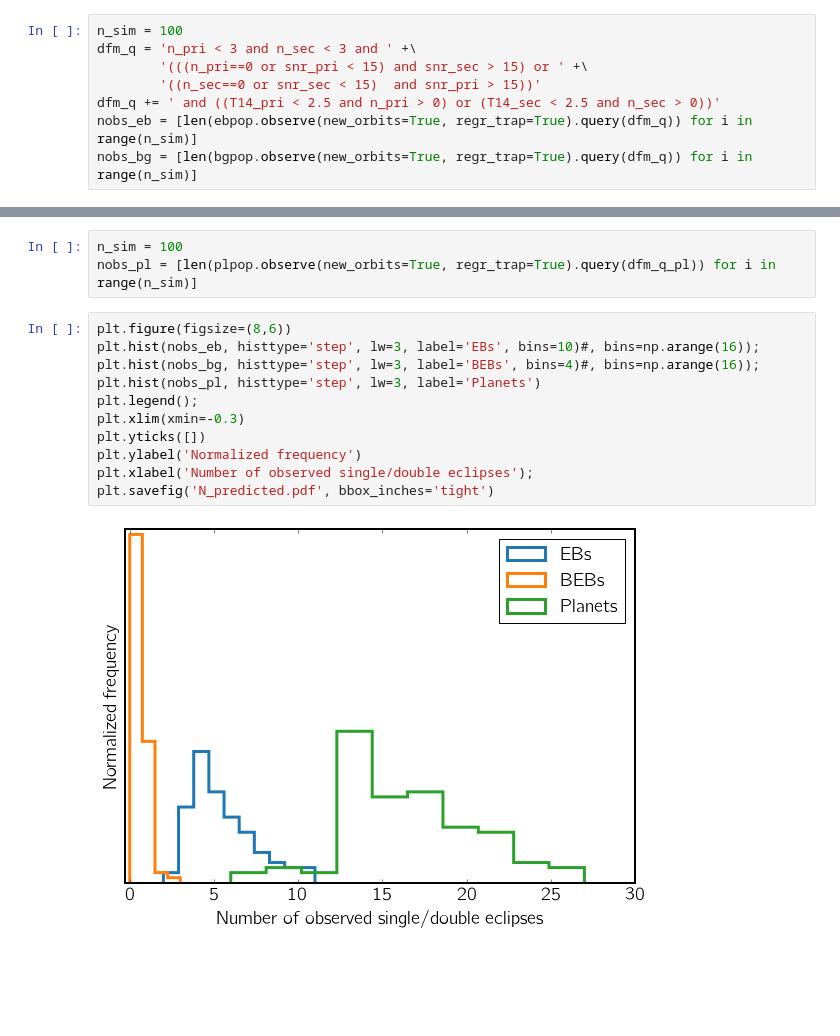
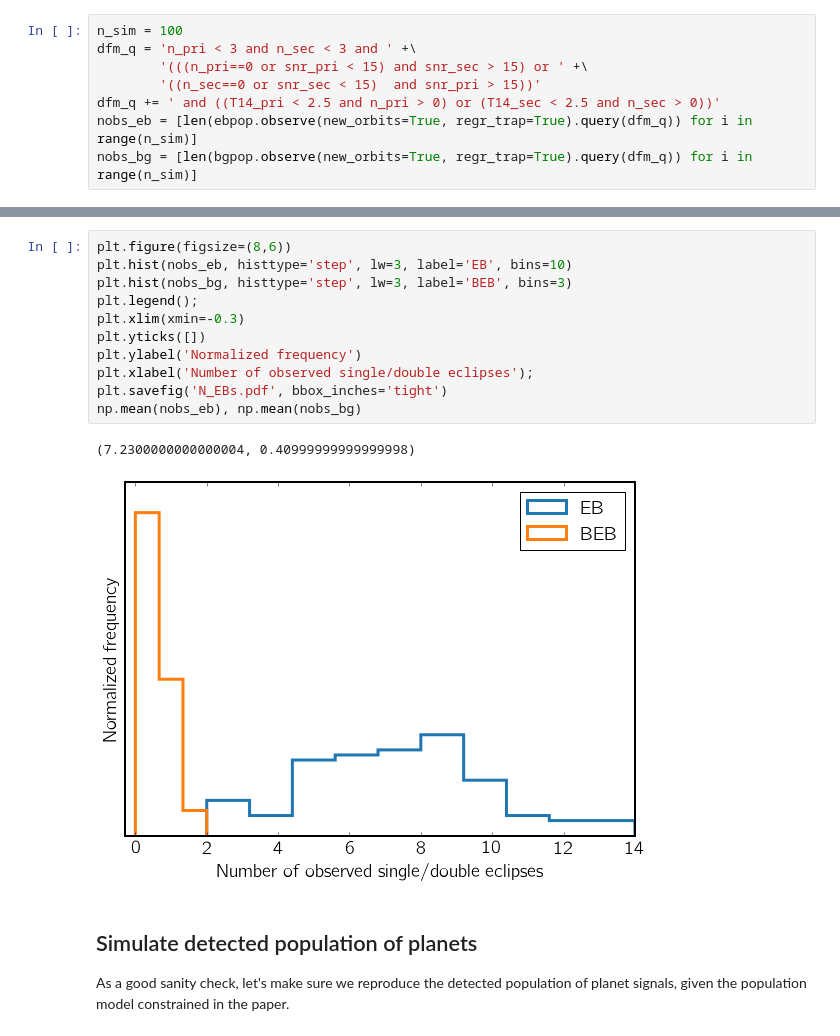
Before and after one commit to dfm/peerless, a Jupyter notebook: prediction/prediction.ipynb, the cells around one changed output, grey strips where cells are left out. Drawn from its saved outputs; the diff is of its cells as text; blank space fills up the shorter version.

```diff
--- a/prediction/prediction.ipynb
+++ b/prediction/prediction.ipynb
@@ -345,16 +150,18 @@ for ax,title in zip(axes, ['EB','BEB']):
-# %%
-n_sim = 100
-nobs_pl = [len(plpop.observe(new_orbits=True, regr_trap=True).query(dfm_q_pl)) for i in range(n_sim)]
-# %%
-plt.figure(figsize=(8,6))
-plt.hist(nobs_eb, histtype='step', lw=3, label='EBs', bins=10)#, bins=np.arange(16));
-plt.hist(nobs_bg, histtype='step', lw=3, label='BEBs', bins=4)#, bins=np.arange(16));
-plt.hist(nobs_pl, histtype='step', lw=3, label='Planets')
-plt.legend();
-plt.xlim(xmin=-0.3)
-plt.yticks([])
-plt.ylabel('Normalized frequency')
-plt.xlabel('Number of observed single/double eclipses');
-plt.savefig('N_predicted.pdf', bbox_inches='tight')
-# %% [output]
-[figure, removed]
+# %%
+plt.figure(figsize=(8,6))
+plt.hist(nobs_eb, histtype='step', lw=3, label='EB', bins=10)
+plt.hist(nobs_bg, histtype='step', lw=3, label='BEB', bins=3)
+plt.legend();
+plt.xlim(xmin=-0.3)
+plt.yticks([])
+plt.ylabel('Normalized frequency')
+plt.xlabel('Number of observed single/double eclipses');
+plt.savefig('N_EBs.pdf', bbox_inches='tight')
+np.mean(nobs_eb), np.mean(nobs_bg)
+# %% [output]
+(7.2300000000000004, 0.40999999999999998)
+[figure, added]
+# %% [markdown]
+## Simulate detected population of planets
+
+As a good sanity check, let's make sure we reproduce the detected population of planet signals, given the population model constrained in the paper.
```
Also changed, not shown: parts of 63 cells of this notebook, 3 other files.
